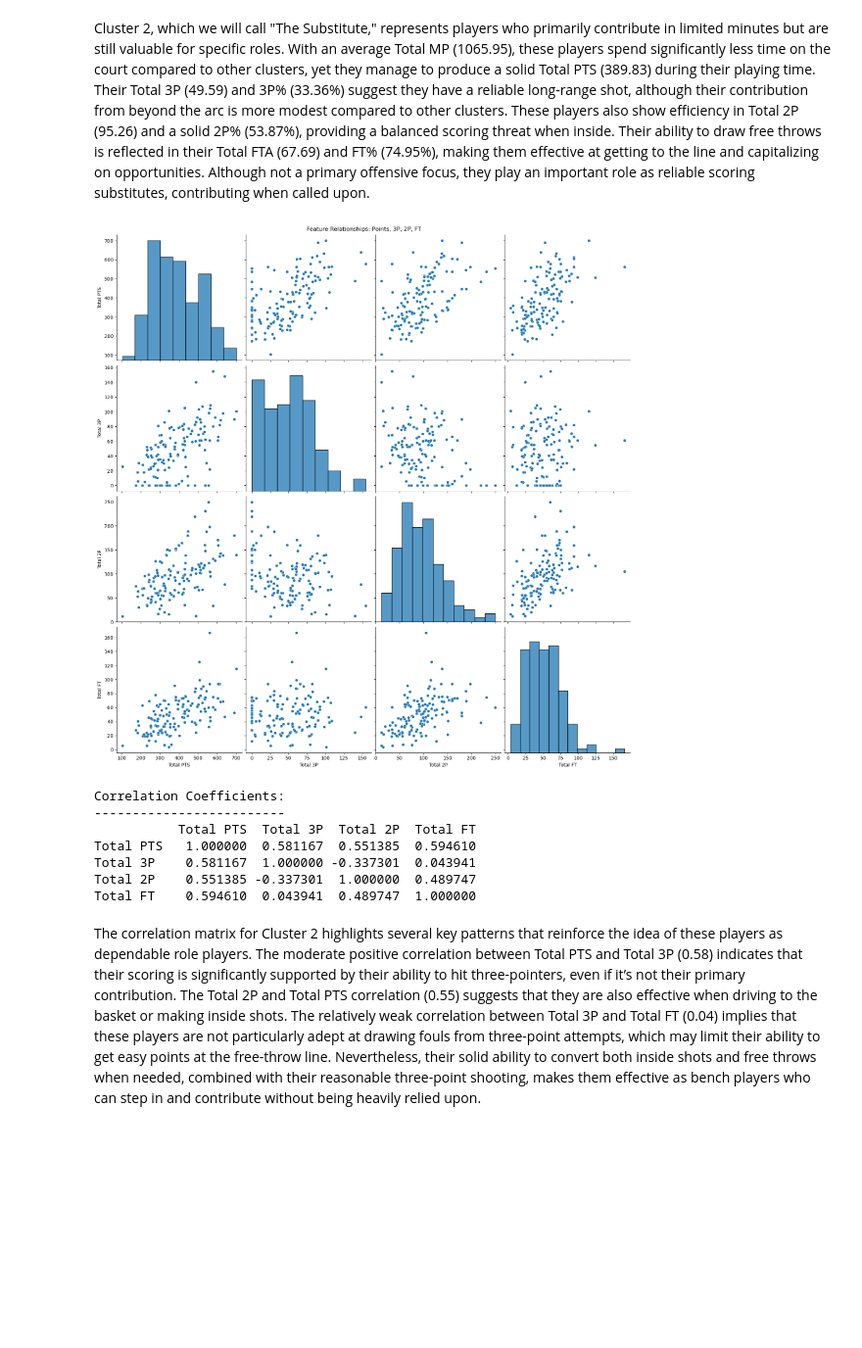
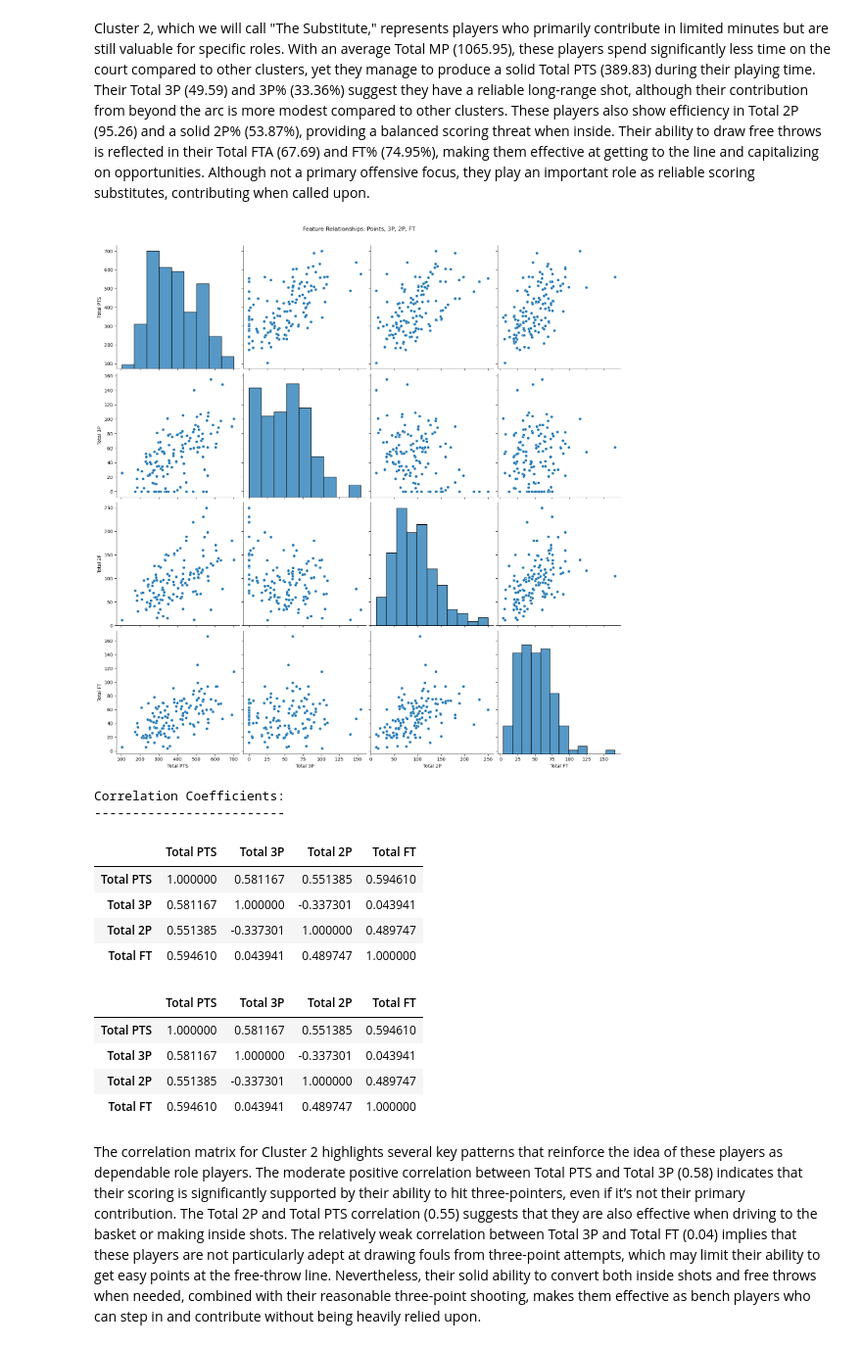
Before and after one commit to nazstephen/NBA-Archetypes, a Jupyter notebook: Project Notebook Part 2.ipynb, the cells around one changed output. Shown at 98% size. Saved outputs shown, nothing was run; the diff lists cells and outputs as text; code cells hidden in the pictures; blank space fills up the shorter version.

```diff
--- a/Project Notebook Part 2.ipynb
+++ b/Project Notebook Part 2.ipynb
@@ -323,15 +418,20 @@ dtype: float64
 # %% [markdown]
 Cluster 2, which we will call "The Substitute," represents players who primarily contribute in limited minutes but are still valuable for specific roles. With an average Total MP (1065.95), these players spend significantly less time on the court compared to other clusters, yet they manage to produce a solid Total PTS (389.83) during their playing time. Their Total 3P (49.59) and 3P% (33.36%) suggest they have a reliable long-range shot, although their contribution from beyond the arc is more modest compared to other clusters. These players also show efficiency in Total 2P (95.26) and a solid 2P% (53.87%), providing a balanced scoring threat when inside. Their ability to draw free throws is reflected in their Total FTA (67.69) and FT% (74.95%), making them effective at getting to the line and capitalizing on opportunities. Although not a primary offensive focus, they play an important role as reliable scoring substitutes, contributing when called upon.
 # %%
-plot_pairplot(cluster_2)
+plot_feature_relationships(cluster_2)
 # %% [output]
-[figure, old version]
+[figure, new version]
 Correlation Coefficients:
 -------------------------
-           Total PTS  Total 3P  Total 2P  Total FT
-Total PTS   1.000000  0.581167  0.551385  0.594610
-Total 3P    0.581167  1.000000 -0.337301  0.043941
-Total 2P    0.551385 -0.337301  1.000000  0.489747
-Total FT    0.594610  0.043941  0.489747  1.000000
+|  | Total PTS | Total 3P | Total 2P | Total FT |
+| Total PTS | 1.000000 | 0.581167 | 0.551385 | 0.594610 |
+| Total 3P | 0.581167 | 1.000000 | -0.337301 | 0.043941 |
+| Total 2P | 0.551385 | -0.337301 | 1.000000 | 0.489747 |
+| Total FT | 0.594610 | 0.043941 | 0.489747 | 1.000000 |
+|  | Total PTS | Total 3P | Total 2P | Total FT |
+| Total PTS | 1.000000 | 0.581167 | 0.551385 | 0.594610 |
+| Total 3P | 0.581167 | 1.000000 | -0.337301 | 0.043941 |
+| Total 2P | 0.551385 | -0.337301 | 1.000000 | 0.489747 |
+| Total FT | 0.594610 | 0.043941 | 0.489747 | 1.000000 |
 # %% [markdown]
 The correlation matrix for Cluster 2 highlights several key patterns that reinforce the idea of these players as dependable role players. The moderate positive correlation between Total PTS and Total 3P (0.58) indicates that their scoring is significantly supported by their ability to hit three-pointers, even if it’s not their primary contribution. The Total 2P and Total PTS correlation (0.55) suggests that they are also effective when driving to the basket or making inside shots. The relatively weak correlation between Total 3P and Total FT (0.04) implies that these players are not particularly adept at drawing fouls from three-point attempts, which may limit their ability to get easy points at the free-throw line. Nevertheless, their solid ability to convert both inside shots and free throws when needed, combined with their reasonable three-point shooting, makes them effective as bench players who can step in and contribute without being heavily relied upon.
```
Also changed, not shown: parts of 41 cells of this notebook.
